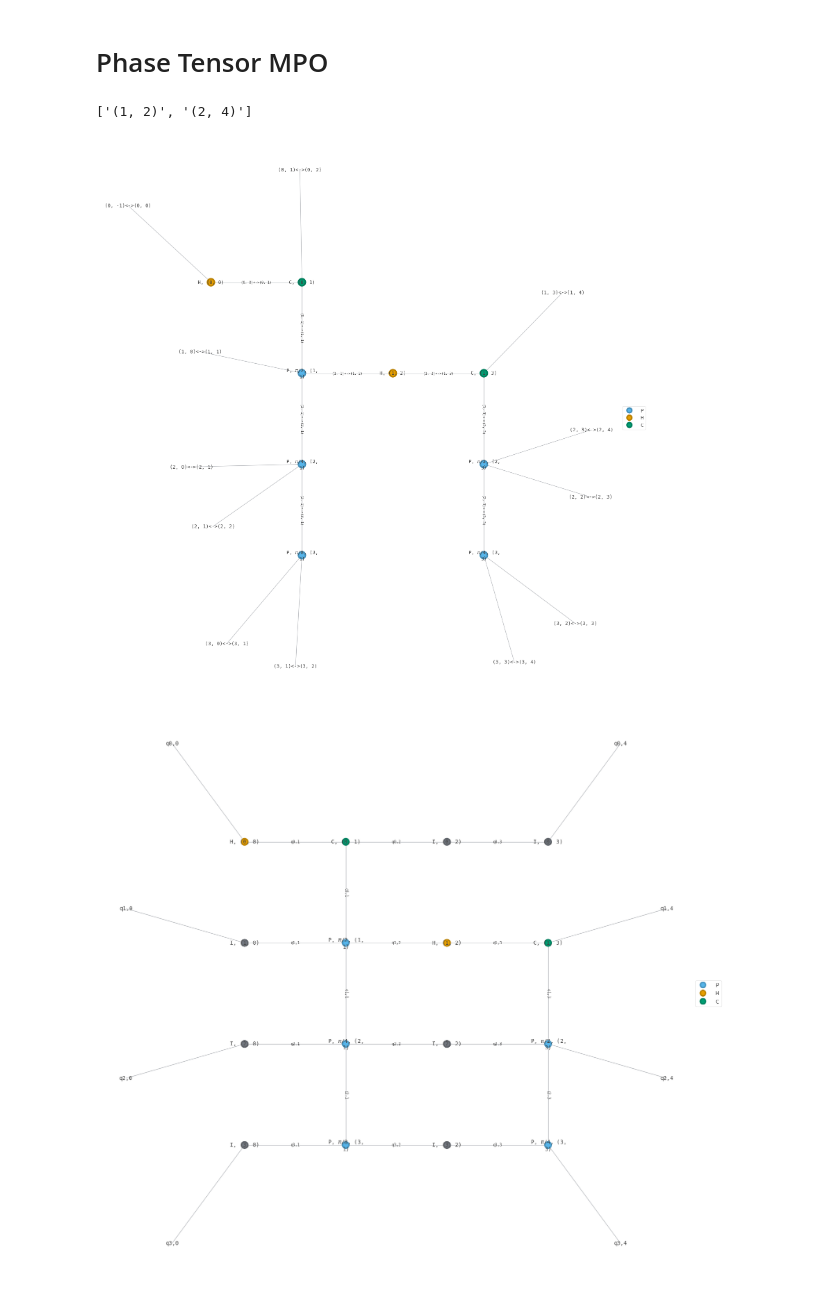
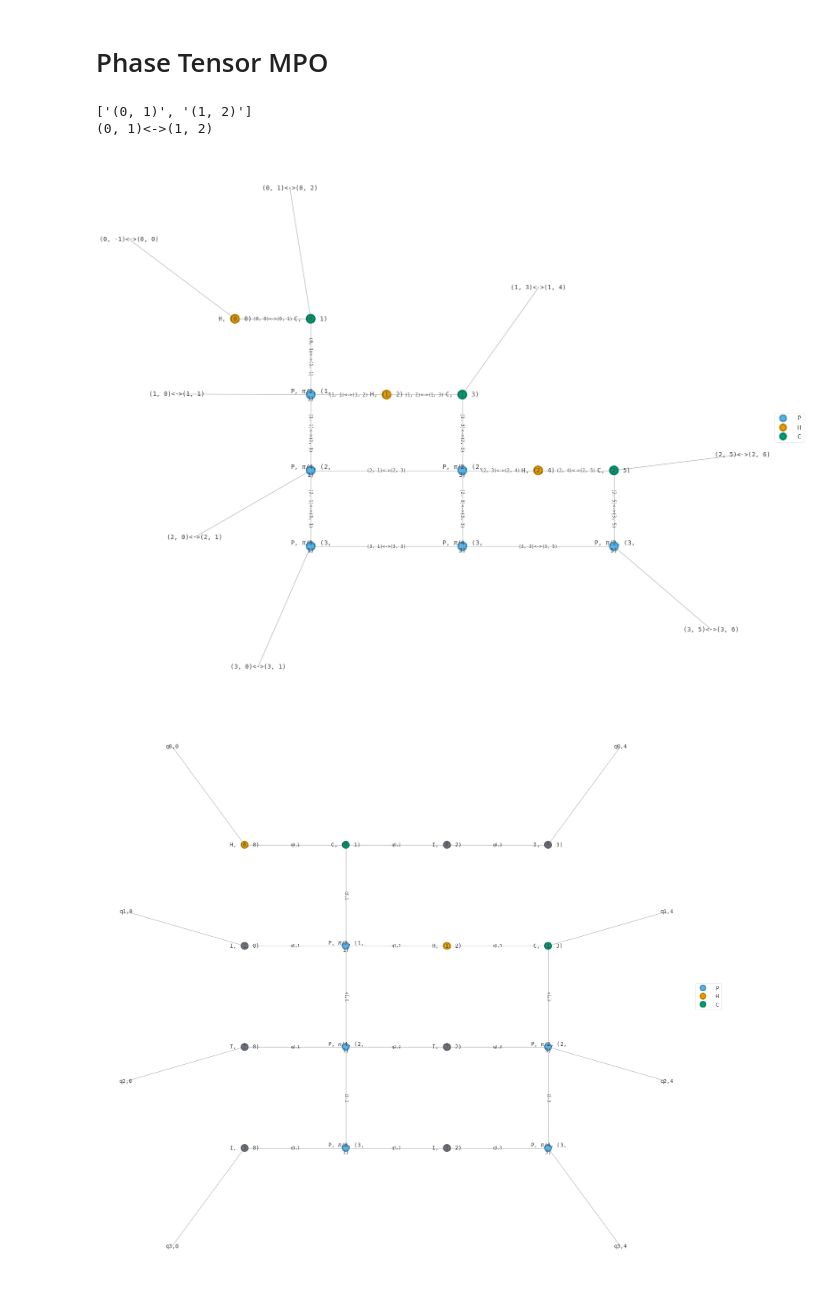
Before and after one commit to the-iron-ryan/MPO_QFT, a Jupyter notebook: QFT_MPO.ipynb, the cells around one changed output. Saved outputs shown, nothing was run; the diff lists cells and outputs as text; code cells hidden in the pictures.

```diff
--- a/QFT_MPO.ipynb
+++ b/QFT_MPO.ipynb
@@ -54,11 +55,23 @@ print(val2)
 # Phase Tensor MPO
 # %%
 class Index:
-    def __init__(self, tag1, tag2):
-        self.nodes = sorted([tag1, tag2])
+    def __init__(self, *args, **kwargs):
+
+        # When given a single argument, assume its a connected tag
+        if len(args) == 1:
+            self.nodes = sorted(self._parse_tag(args[0]))
+        elif len(args) == 2:
+            self.nodes = sorted([args[0], args[1]])
+
+    def _parse_tag(self, tag: str):
+        # Match between parenthesis
+        return re.findall(r'\(.+?\)', tag)
 
     def contains(self, tag: str):
         return tag in self.nodes
+
+    def getIntersections(self, other):
+        return list(filter(lambda tag: tag in other.nodes, self.nodes))
 
     def replace(self, old_tag: str, new_tag):
         if self.contains(old_tag):
@@ -76,10 +89,13 @@ class Index:
 tag1 = str((2, 4))
 tag2 = str((1, 2))
 
-idx = Index(tag1, tag2)
+
+idx = Index("(1, 2)<->(0, 1)")
 print(idx.nodes)
+print(idx)
 # %% [output]
-['(1, 2)', '(2, 4)']
+['(0, 1)', '(1, 2)']
+(0, 1)<->(1, 2)
 # %%
 class QFT:
     def __init__(self, N):
@@ -344,10 +403,10 @@ class QFT:
         self.tn.draw(color=['P','H', 'C'], figsize=(16, 16), show_inds='all', show_tags=True, initial_layout='shell', fix=fix_dict, font_size=10)
 # %%
 QFT_MPO = QFT(4)
-QFT_MPO.create_MPO()
+QFT_MPO.create_circuit()
 QFT_MPO.draw()
 # %% [output]
-[figure, old version]
+[figure, new version]
 # %%
 def getQ(row, col):
     return f'q{row},{col}'
```
Also changed, not shown: parts of 2 cells of this notebook.
